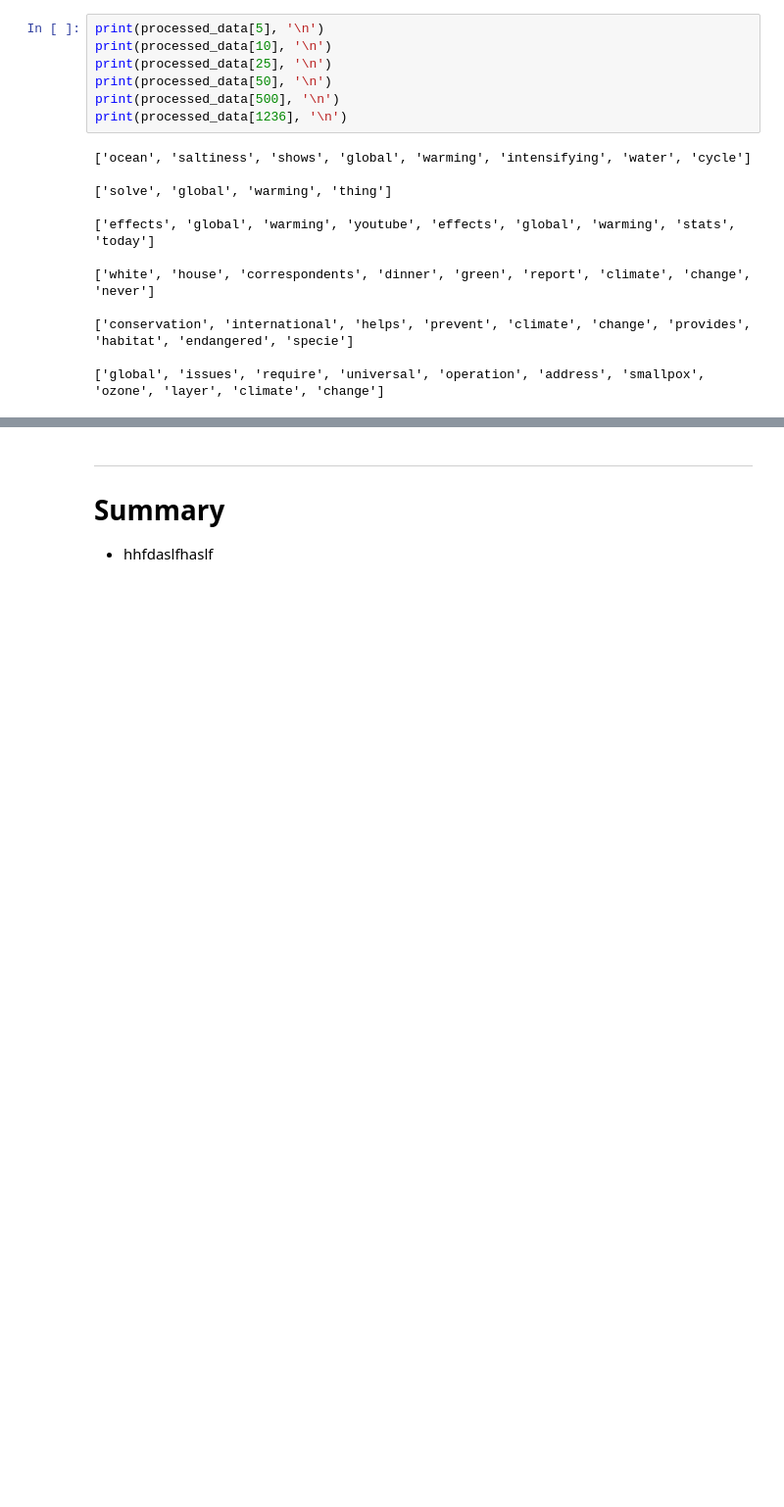
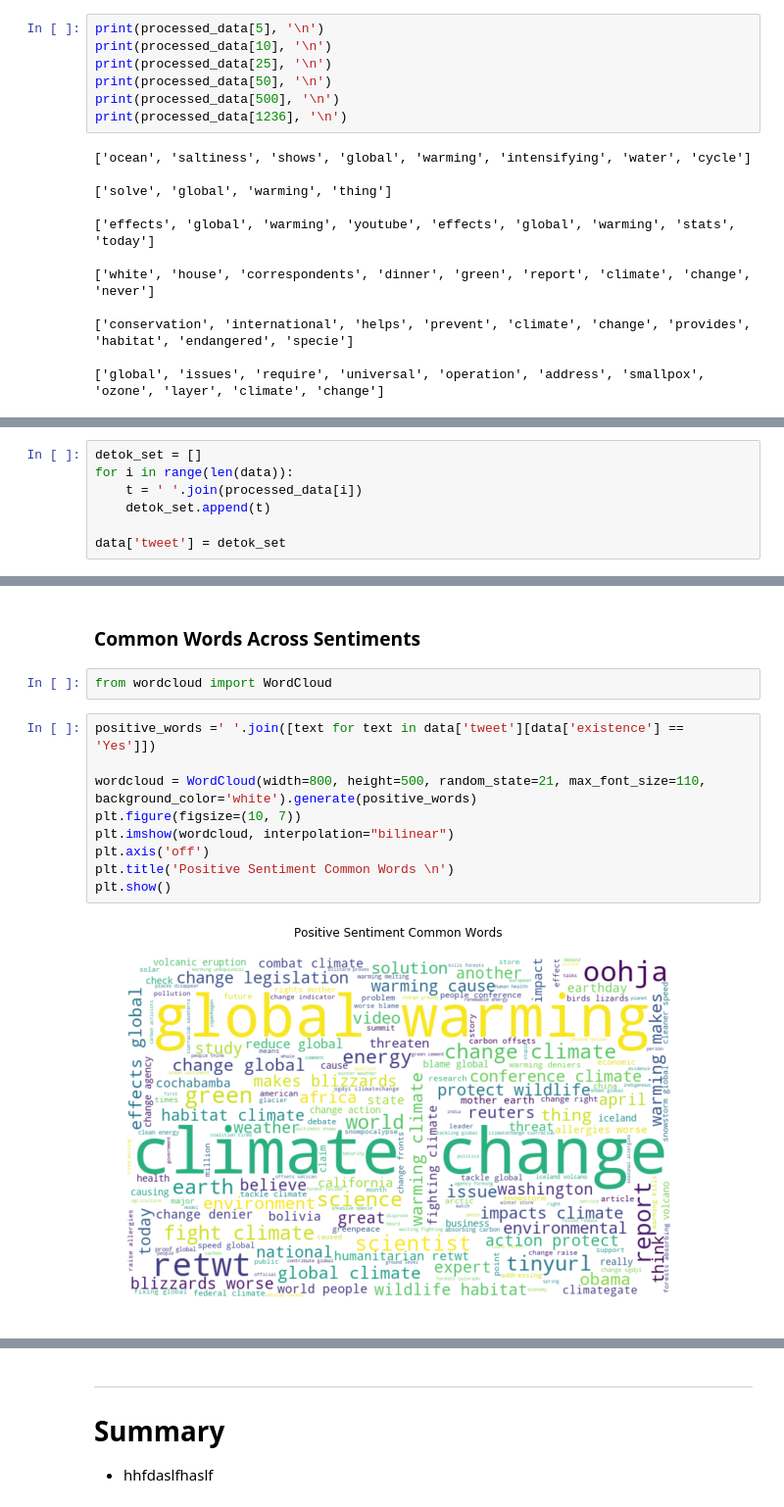
Before and after one commit to naquech-DS/dsc-4-final-project-online-ds-ft-112618, a Jupyter notebook: student.ipynb, the cells around one changed output, grey strips where cells are left out. Shown at 98% size. Drawn from its saved outputs; the diff is of its cells as text; blank space fills up the shorter version.

```diff
--- a/student.ipynb
+++ b/student.ipynb
@@ -186,0 +196,7 @@ print(processed_data[1236], '\n')
+# %%
+detok_set = []
+for i in range(len(data)):
+    t = ' '.join(processed_data[i])
+    detok_set.append(t)
+
+data['tweet'] = detok_set
@@ -186,0 +250,15 @@ print(processed_data[1236], '\n')
+# %% [markdown]
+### Common Words Across Sentiments
+# %%
+from wordcloud import WordCloud
+# %%
+positive_words =' '.join([text for text in data['tweet'][data['existence'] == 'Yes']])
+
+wordcloud = WordCloud(width=800, height=500, random_state=21, max_font_size=110, background_color='white').generate(positive_words)
+plt.figure(figsize=(10, 7))
+plt.imshow(wordcloud, interpolation="bilinear")
+plt.axis('off')
+plt.title('Positive Sentiment Common Words \n')
+plt.show()
+# %% [output]
+[figure, added]
```
Also changed, not shown: parts of 47 cells of this notebook, 3 other files.
